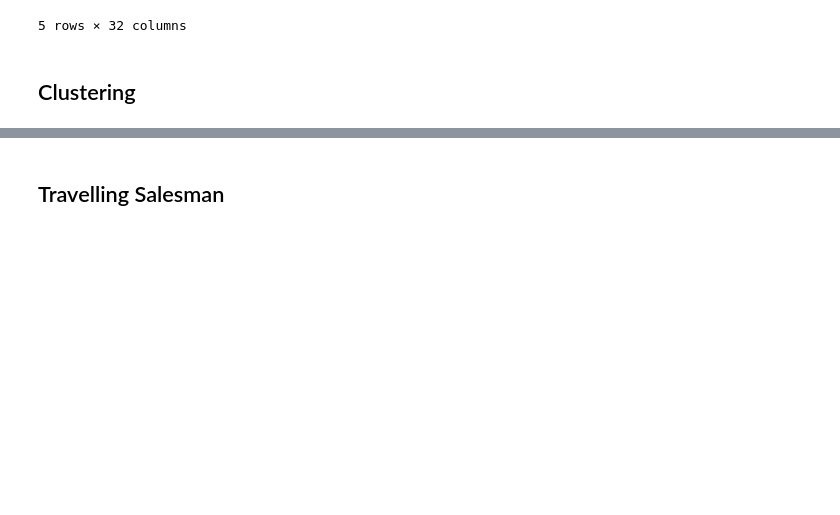
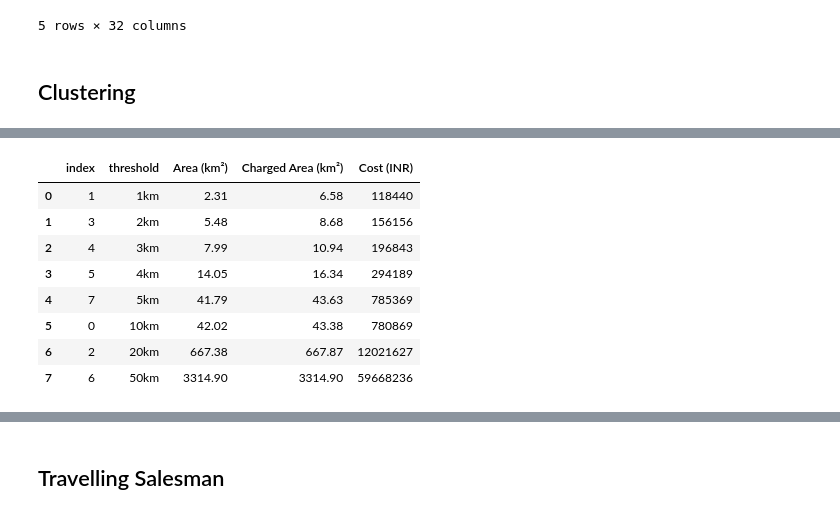
Before and after one commit to IDinsight/idinsight-solar-parks, a Jupyter notebook: notebooks/gov_building_clustering.ipynb, the cells around one changed output, grey strips where cells are left out. Drawn from its saved outputs; the diff is of its cells as text; code cells hidden in the pictures; blank space fills up the shorter version.

```diff
--- a/notebooks/gov_building_clustering.ipynb
+++ b/notebooks/gov_building_clustering.ipynb
@@ -107,0 +296,39 @@ gdf.head()
+# %%
+# concatenate the cluster_gdf_list with the threshold names added
+all_groupings_gdf = pd.concat(
+    [cluster_gdf.assign(threshold=threshold) for cluster_gdf, threshold in zip(cluster_gdf_list, threshold_names)]
+)
+# %%
+# make a summary of the total area total charged area and cost and total number of shapes for each threshold
+threshold_summary = all_groupings_gdf.groupby("threshold").agg(
+    {
+        "Area (km²)": "sum",
+        "Charged Area (km²)": "sum",
+        "Cost (INR)": "sum",
+        "shape_id": "count",
+    }
+)
+# %%
+# sort values by threshold ID but make sure we order correctly by the numbers not 10, 1, 20, 2 etc
+threshold_summary = threshold_summary.reset_index()
+threshold_summary["threshold"] = pd.Categorical(threshold_summary["threshold"], threshold_names)
+threshold_summary = threshold_summary.sort_values("threshold")
+# %%
+# round areas to 2 decimal places and cost as int
+threshold_summary["Area (km²)"] = threshold_summary["Area (km²)"].round(2)
+threshold_summary["Charged Area (km²)"] = threshold_summary["Charged Area (km²)"].round(2)
+threshold_summary["Cost (INR)"] = threshold_summary["Cost (INR)"].astype(int)
+# drop shape_id
+threshold_summary = threshold_summary.drop(columns="shape_id")
+# %%
+threshold_summary
+# %% [output]
+|  | index | threshold | Area (km²) | Charged Area (km²) | Cost (INR) |
+| 0 | 1 | 1km | 2.31 | 6.58 | 118440 |
+| 1 | 3 | 2km | 5.48 | 8.68 | 156156 |
+| 2 | 4 | 3km | 7.99 | 10.94 | 196843 |
+| 3 | 5 | 4km | 14.05 | 16.34 | 294189 |
+| 4 | 7 | 5km | 41.79 | 43.63 | 785369 |
+| 5 | 0 | 10km | 42.02 | 43.38 | 780869 |
+| 6 | 2 | 20km | 667.38 | 667.87 | 12021627 |
+| 7 | 6 | 50km | 3314.90 | 3314.90 | 59668236 |
```
Also changed, not shown: parts of 12 cells of this notebook.
